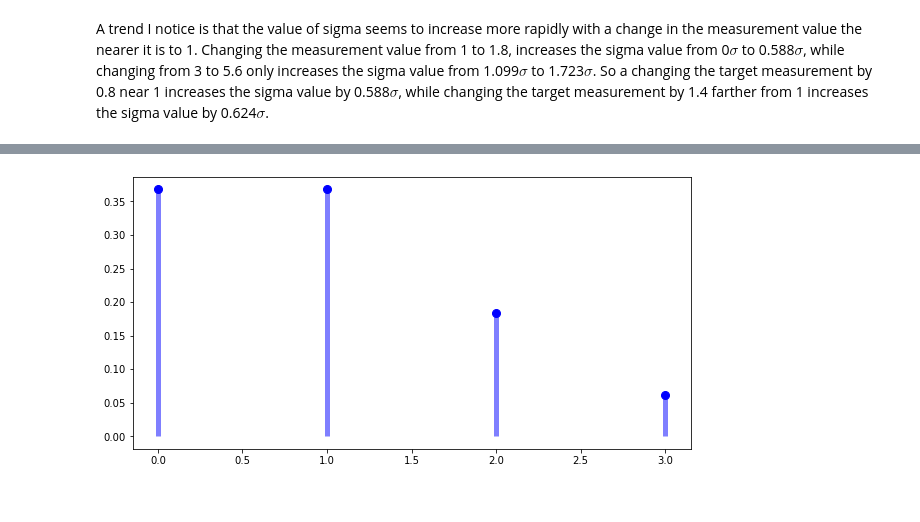
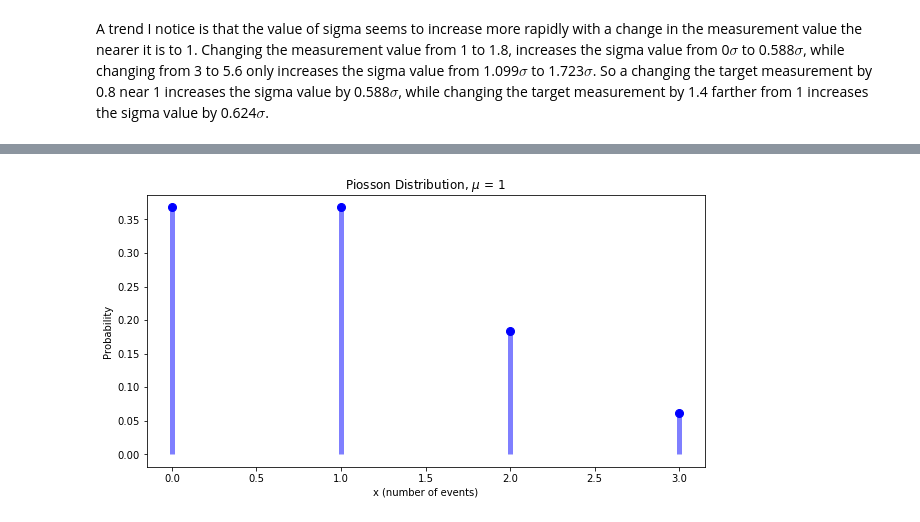
Before and after one commit to nroth12uw/Lab1_PHYS434, a Jupyter notebook: Lab1.ipynb, the cells around one changed output, grey strips where cells are left out. Saved outputs shown, nothing was run; the diff lists cells and outputs as text; code cells hidden in the pictures.

```diff
--- a/Lab1.ipynb
+++ b/Lab1.ipynb
@@ -131,9 +146,12 @@ plt.show()
 # %%
 mu = 1
 x = np.arange(stats.poisson.ppf(0.01, mu),
               stats.poisson.ppf(0.99, mu))
 plt.plot(x, stats.poisson.pmf(x, mu), 'bo', ms=8, label='poisson pmf')
 plt.vlines(x, 0, stats.poisson.pmf(x, mu), colors='b', lw=5, alpha=0.5)
+plt.title('Piosson Distribution, $\mu$ = 1')
+plt.xlabel('x (number of events)')
+plt.ylabel('Probability')
 plt.show()
 # %% [output]
-[figure, old version]
+[figure, new version]
```
Also changed, not shown: parts of 23 cells of this notebook.
